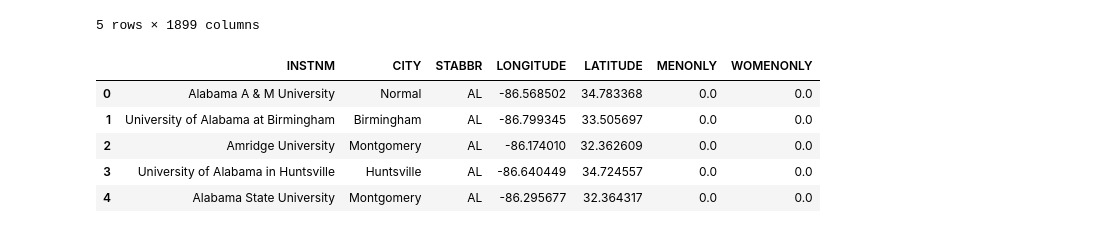
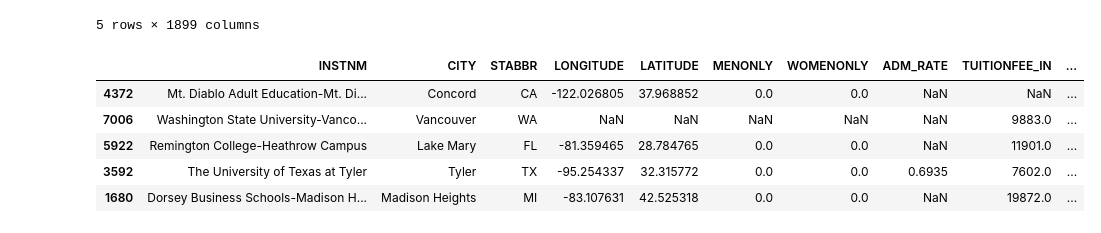
Before and after one commit to ZionJoseph/320-project-5, a Jupyter notebook: College Scorecard Tutorial.ipynb, the cells around one changed output. Drawn from its saved outputs; the diff is of its cells as text; code cells hidden in the pictures.

```diff
--- a/College Scorecard Tutorial.ipynb
+++ b/College Scorecard Tutorial.ipynb
@@ -4,9 +25,9 @@ import numpy as np
 import matplotlib.pyplot as plt
 from sklearn import linear_model
 # %%
-data = pd.read_csv("Most-Recent-Cohorts-All-Data-Elements.csv")
+odata = pd.read_csv("Most-Recent-Cohorts-All-Data-Elements.csv")
 
-data.head()
+odata.head()
 # %% [output]
 |  | UNITID | OPEID | OPEID6 | INSTNM | CITY | STABBR | ZIP | ACCREDAGENCY | INSTURL | NPCURL | ... |
 | 0 | 100654 | 100200 | 1002 | Alabama A & M University | Normal | AL | 35762 | Southern Association of Colleges ... | www.aamu.edu/ | www2.aamu.edu/scripts/netpricecal... | ... |
@@ -16,13 +37,15 @@ data.head()
 | 4 | 100724 | 100500 | 1005 | Alabama State University | Montgomery | AL | 36104-0271 | Southern Association of Colleges ... | www.alasu.edu | www.alasu.edu/cost-aid/forms/calc... | ... |
 5 rows × 1899 columns
 # %%
-ndata = data[['INSTNM', 'CITY', 'STABBR', 'LONGITUDE', 'LATITUDE', 'MENONLY', 'WOMENONLY','ADM_RATE', 'TUITION_IN', 'TUITION_OUT', ]]
-
+# Choose specific columns to display
+data = odata[['INSTNM', 'CITY', 'STABBR', 'LONGITUDE', 'LATITUDE', 'MENONLY', 'WOMENONLY','ADM_RATE', 'TUITIONFEE_IN', 'TUITIONFEE_OUT', 'UGDS']]
+# made a sample of the orignal data set
+ndata = data.sample(n = 1000)
 ndata.head()
 # %% [output]
-|  | INSTNM | CITY | STABBR | LONGITUDE | LATITUDE | MENONLY | WOMENONLY |
-| 0 | Alabama A & M University | Normal | AL | -86.568502 | 34.783368 | 0.0 | 0.0 |
-| 1 | University of Alabama at Birmingham | Birmingham | AL | -86.799345 | 33.505697 | 0.0 | 0.0 |
-| 2 | Amridge University | Montgomery | AL | -86.174010 | 32.362609 | 0.0 | 0.0 |
-| 3 | University of Alabama in Huntsville | Huntsville | AL | -86.640449 | 34.724557 | 0.0 | 0.0 |
-| 4 | Alabama State University | Montgomery | AL | -86.295677 | 32.364317 | 0.0 | 0.0 |
+|  | INSTNM | CITY | STABBR | LONGITUDE | LATITUDE | MENONLY | WOMENONLY | ADM_RATE | TUITIONFEE_IN | ... |
+| 4372 | Mt. Diablo Adult Education-Mt. Di... | Concord | CA | -122.026805 | 37.968852 | 0.0 | 0.0 | NaN | NaN | ... |
+| 7006 | Washington State University-Vanco... | Vancouver | WA | NaN | NaN | NaN | NaN | NaN | 9883.0 | ... |
+| 5922 | Remington College-Heathrow Campus | Lake Mary | FL | -81.359465 | 28.784765 | 0.0 | 0.0 | NaN | 11901.0 | ... |
+| 3592 | The University of Texas at Tyler | Tyler | TX | -95.254337 | 32.315772 | 0.0 | 0.0 | 0.6935 | 7602.0 | ... |
+| 1680 | Dorsey Business Schools-Madison H... | Madison Heights | MI | -83.107631 | 42.525318 | 0.0 | 0.0 | NaN | 19872.0 | ... |
```
Also changed, not shown: parts of 3 cells of this notebook.
